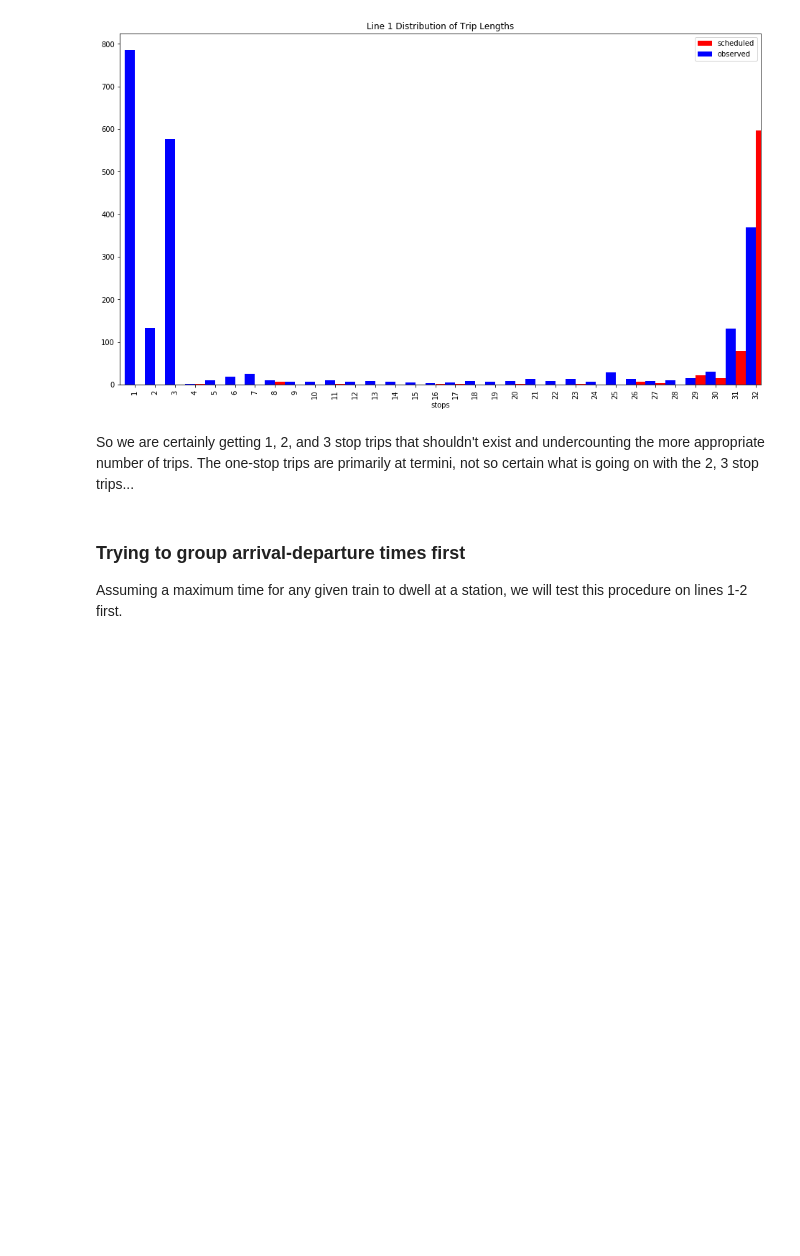
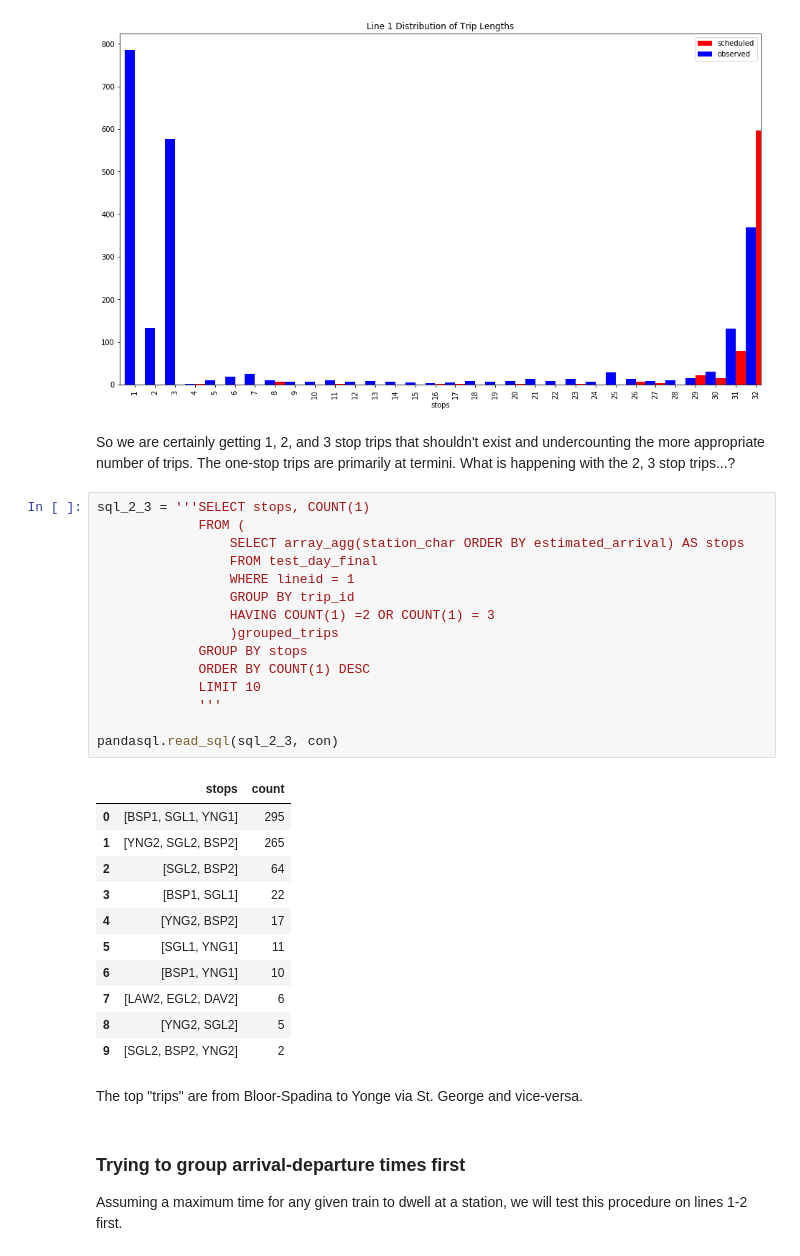
Before and after one commit to CivicTechTO/ttc_subway_times, a Jupyter notebook: doc/filtering_observed_arrivals.ipynb, the cells around one changed output. Drawn from its saved outputs; the diff is of its cells as text; blank space fills up the shorter version.

Commit message:
#13, investigating really short 'trips'

```diff
--- a/doc/filtering_observed_arrivals.ipynb
+++ b/doc/filtering_observed_arrivals.ipynb
@@ -497,7 +501,36 @@ ax.yaxis.set_label('Number of trips')
 [figure]
 # %% [markdown]
 So we are certainly getting 1, 2, and 3 stop trips that shouldn't exist and undercounting the more appropriate number of trips.
-The one-stop trips are primarily at termini, not so certain what is going on with the 2, 3 stop trips...
+The one-stop trips are primarily at termini. What is happening with the 2, 3 stop trips...?
+# %%
+sql_2_3 = '''SELECT stops, COUNT(1)
+             FROM (
+                 SELECT array_agg(station_char ORDER BY estimated_arrival) AS stops
+                 FROM test_day_final
+                 WHERE lineid = 1
+                 GROUP BY trip_id
+                 HAVING COUNT(1) =2 OR COUNT(1) = 3
+                 )grouped_trips
+             GROUP BY stops
+             ORDER BY COUNT(1) DESC
+             LIMIT 10
+             '''
+
+pandasql.read_sql(sql_2_3, con)
+# %% [output]
+|  | stops | count |
+| 0 | [BSP1, SGL1, YNG1] | 295 |
+| 1 | [YNG2, SGL2, BSP2] | 265 |
+| 2 | [SGL2, BSP2] | 64 |
+| 3 | [BSP1, SGL1] | 22 |
+| 4 | [YNG2, BSP2] | 17 |
+| 5 | [SGL1, YNG1] | 11 |
+| 6 | [BSP1, YNG1] | 10 |
+| 7 | [LAW2, EGL2, DAV2] | 6 |
+| 8 | [YNG2, SGL2] | 5 |
+| 9 | [SGL2, BSP2, YNG2] | 2 |
+# %% [markdown]
+The top "trips" are from Bloor-Spadina to Yonge via St. George and vice-versa.
 # %% [markdown]
 ### Trying to group arrival-departure times first
 Assuming a maximum time for any given train to dwell at a station, we will test this procedure on lines 1-2 first.
```
Also changed, not shown: parts of 2 cells of this notebook.
